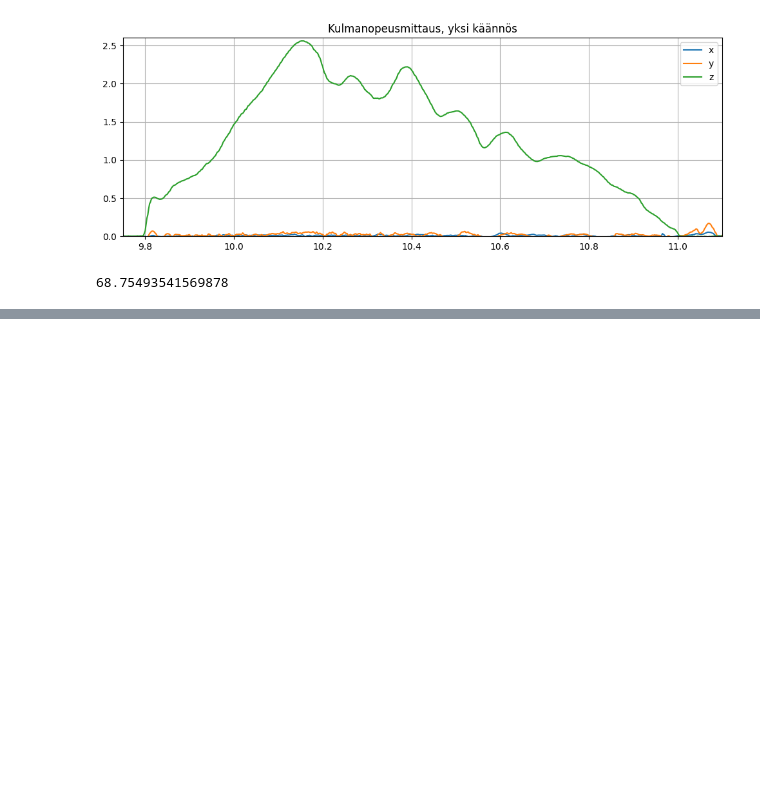
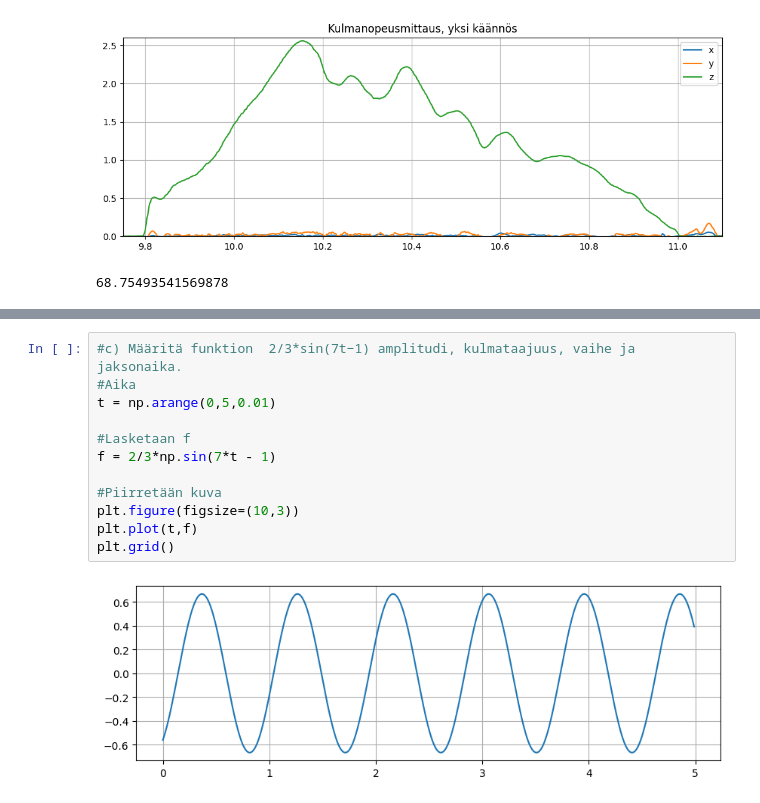
Before and after one commit to ilpovirt/Soveltava_matematiikka_ja_fysiikka_ohjelmoinnissa_2026, a Jupyter notebook: Tehtävät_4-8.ipynb, the cells around one changed output, grey strips where cells are left out. Saved outputs shown, nothing was run; the diff lists cells and outputs as text; blank space fills up the shorter version.

```diff
--- a/Tehtävät_4-8.ipynb
+++ b/Tehtävät_4-8.ipynb
@@ -52,0 +94,14 @@ plt.show()
+# %%
+#c) Määritä funktion  2/3*sin(7t−1) amplitudi, kulmataajuus, vaihe ja jaksonaika.
+#Aika
+t = np.arange(0,5,0.01)
+
+#Lasketaan f
+f = 2/3*np.sin(7*t - 1)
+
+#Piirretään kuva
+plt.figure(figsize=(10,3))
+plt.plot(t,f)
+plt.grid()
+# %% [output]
+[figure, added]
```
Also changed, not shown: parts of 5 cells of this notebook.
